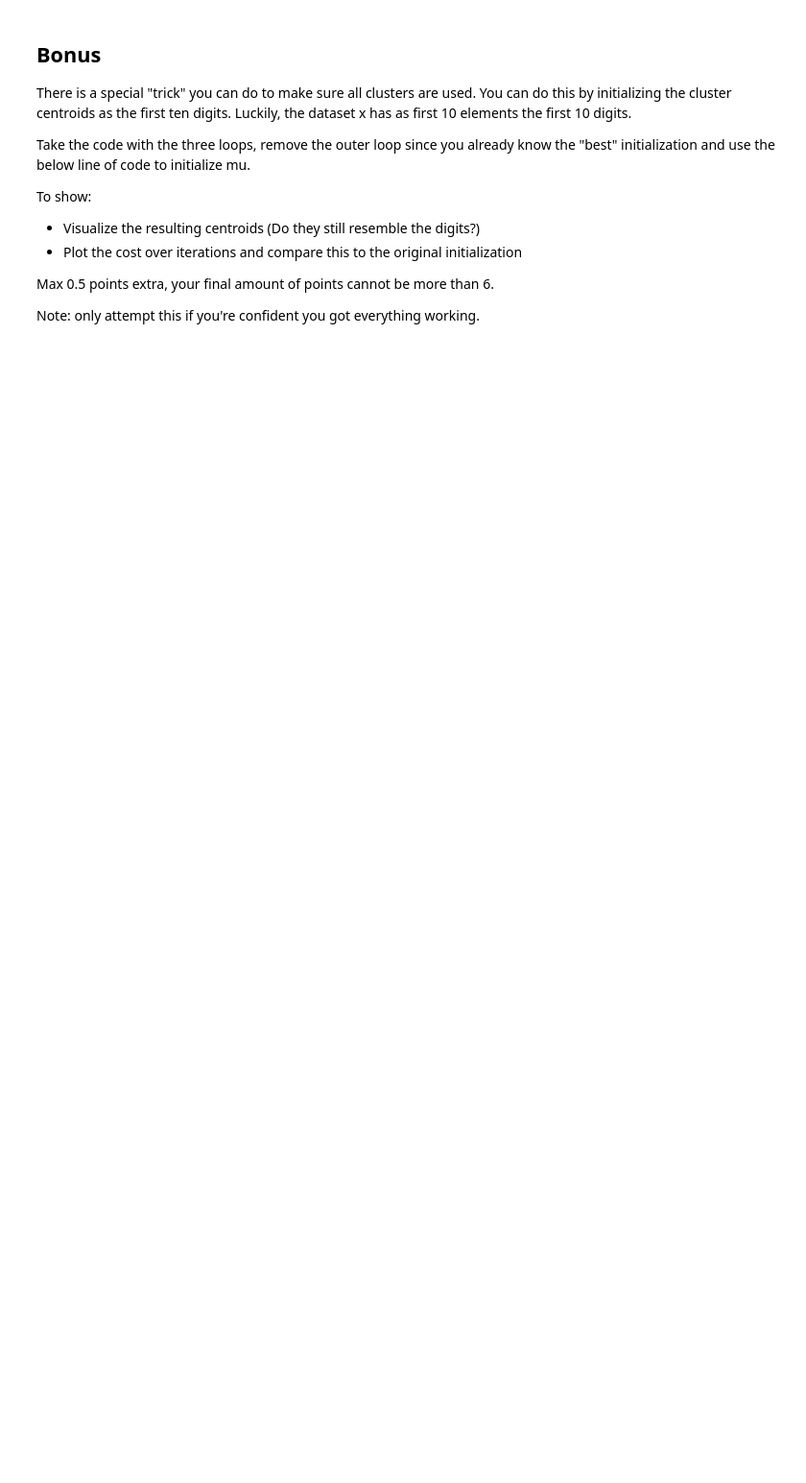
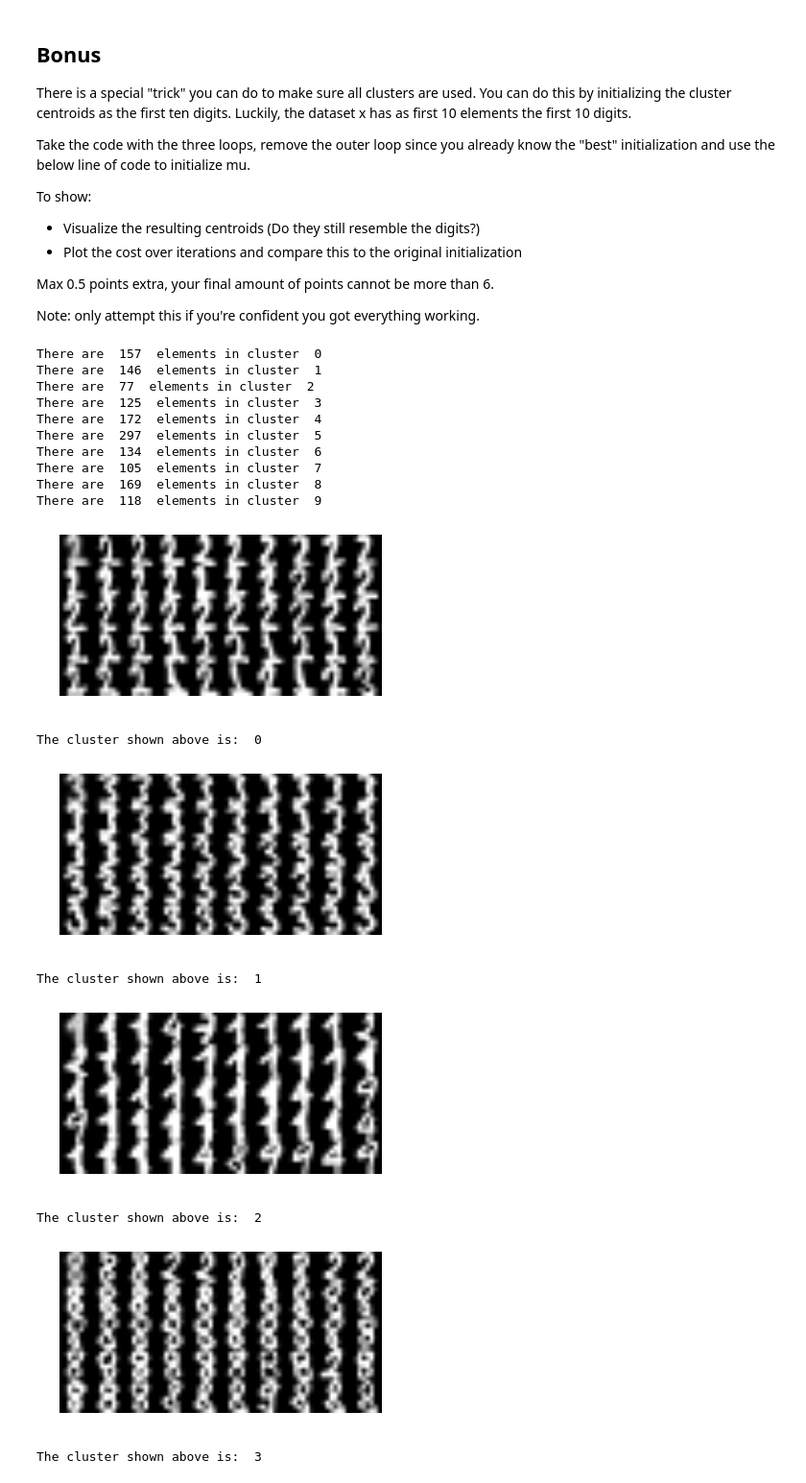
Before and after one commit to hira64/machinelearning2016, a Jupyter notebook: Lab Assignments/3-assignment.ipynb, the cells around one changed output. Shown at 96% size. Drawn from its saved outputs; the diff is of its cells as text; code cells hidden in the pictures; blank space fills up the shorter version.

Commit message:
Lab assignment 3 done

```diff
--- a/Lab Assignments/3-assignment.ipynb
+++ b/Lab Assignments/3-assignment.ipynb
@@ -60,11 +60,11 @@ K-means is a very simple algorithm and is not likely to get an optimal result, t
 #You can use this code after you have finished implementing everything!
 def visualize(best_c):
     for i in range(10):
-        print "There are ", np.sum(c == i), " elements in cluster ", i
+        print "There are ", np.sum(best_c == i), " elements in cluster ", i
 
     for cluster in range(10):
         #Create two rows with numbers
-        filtered = digits.images[c == cluster,:,:]
+        filtered = digits.images[best_c == cluster,:,:]
 
         if filtered.shape[0] < 5:
             print "not enough items in cluster ", cluster
@@ -144,7 +145,9 @@ def update_centroid(centroid, mu, X_c):
 
     centroid : number
     mu       : array of shape (64, k)
-    X_c      : """
+    X_c      : (n, 64) n is the amount of examples assigned to the cluster.
+    output   : array (64, k)
+    """
     # average over the columns in X_c
     ave = np.mean(X_c, axis=0)
     #and change only 1 specific column in mu
@@ -152,14 +155,16 @@ def update_centroid(centroid, mu, X_c):
     #return the updated mu matrix
     return mu
 # %%
-def cost_function(x,mu):
-     """Takes as input 1 image x and the cluster centroids mu.
+def cost_function(x, mu):
+    """Takes as input 1 image x and the cluster centroids mu.
     It returns the distance to the closest centroid.
 
-    mu :  array of shape (64, k)
-    x  :  array of shape (1, 64)"""
+    mu    :  array of shape (64, k)
+    x     :  array of shape (1, 64)
+    ouput :  number
+    """
     # Substract x from mu, this requires transposing x. Numpy will broadcast x over mu
-    dif = mu - x.transpose()
+    dif = mu - np.reshape(x, (64, 1))
     #Then you can take the norm over the columns
     dist = np.linalg.norm(dif, axis=0)
     #return the distance to the closest centroid
@@ -215,0 +327,48 @@ mu = x[:10,:].T
+# %%
+#You should initialize mu as:
+def k_means_bonus(x, x_test, k=10, iterations=50):
+
+    mu = x[:10,:].T
+
+    c = np.random.randint(0, k, (x.shape[0]))
+
+    for j in range(iterations):
+        #Updates the centroid of all the clusters
+        for i in range(k):
+            # x[c==i] creates an array for all eaxmples assigned to cluster i
+            mu = update_centroid(i, mu, x[c==i])
+        for i in range(x.shape[0]):
+            #assign each example to the nearest centroid
+            centroid = compute_centroid(x[i,:], mu)
+            c[i] = centroid
+
+    cost_total = 0
+    for i in range(x_test.shape[0]):
+        cost_total = cost_total + cost_function(x_test[i, :], mu)
+    cost = cost_total / x_test.shape[0]
+
+    return mu, c, cost
+
+mu_bonus, c_bonus, cost_bonus = k_means_bonus(x, x_test)
+visualize_centroids(mu_bonus)
+visualize(c_bonus)
+print "The final cost is: ", cost_bonus
+# %% [output]
+There are  157  elements in cluster  0
+There are  146  elements in cluster  1
+There are  77  elements in cluster  2
+There are  125  elements in cluster  3
+There are  172  elements in cluster  4
+There are  297  elements in cluster  5
+There are  134  elements in cluster  6
+There are  105  elements in cluster  7
+There are  169  elements in cluster  8
+There are  118  elements in cluster  9
+[figure, added]
+The cluster shown above is:  0
+[figure, added]
+The cluster shown above is:  1
+[figure, added]
+The cluster shown above is:  2
+[figure, added]
+The cluster shown above is:  3
```
Also changed, not shown: parts of 5 cells of this notebook.
